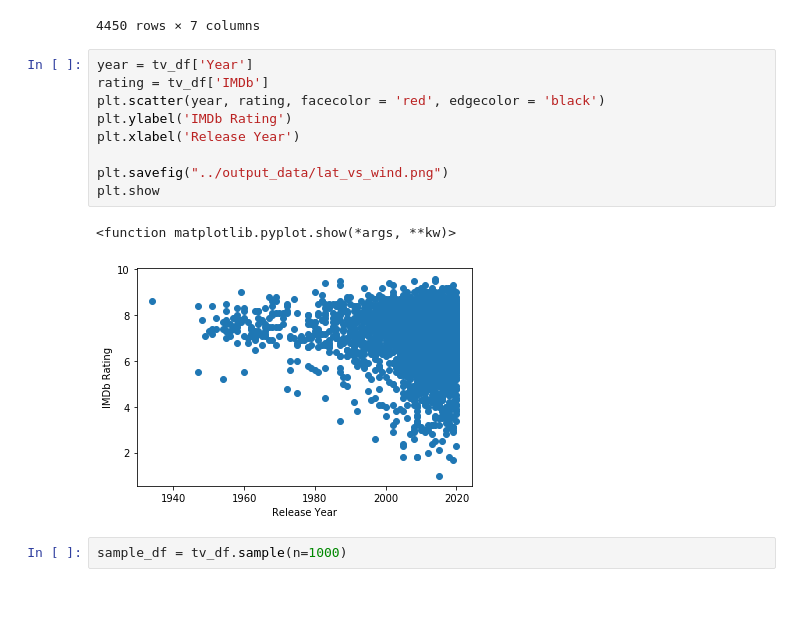
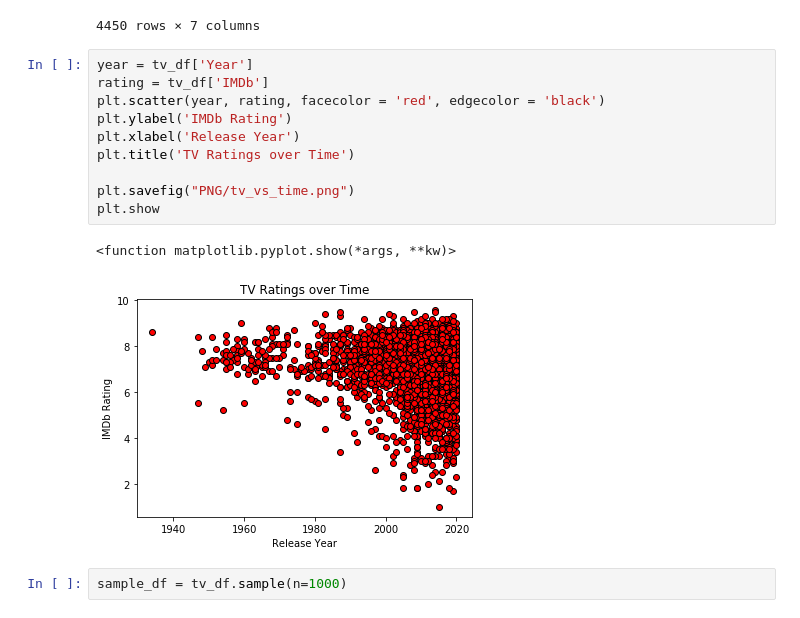
Before and after one commit to trevorguleserian/Project1, a Jupyter notebook: tv_data.ipynb, the cells around one changed output. Drawn from its saved outputs; the diff is of its cells as text.

Commit message:
updating tv_data

```diff
--- a/tv_data.ipynb
+++ b/tv_data.ipynb
@@ -25,15 +25,16 @@ tv_df
 # %%
 year = tv_df['Year']
 rating = tv_df['IMDb']
 plt.scatter(year, rating, facecolor = 'red', edgecolor = 'black')
 plt.ylabel('IMDb Rating')
 plt.xlabel('Release Year')
+plt.title('TV Ratings over Time')
 
-plt.savefig("../output_data/lat_vs_wind.png")
+plt.savefig("PNG/tv_vs_time.png")
 plt.show
 # %% [output]
 <function matplotlib.pyplot.show(*args, **kw)>
-[figure, old version]
+[figure, new version]
 # %%
 sample_df = tv_df.sample(n=1000)
 # %%
```
Also changed, not shown: 1 other file.
